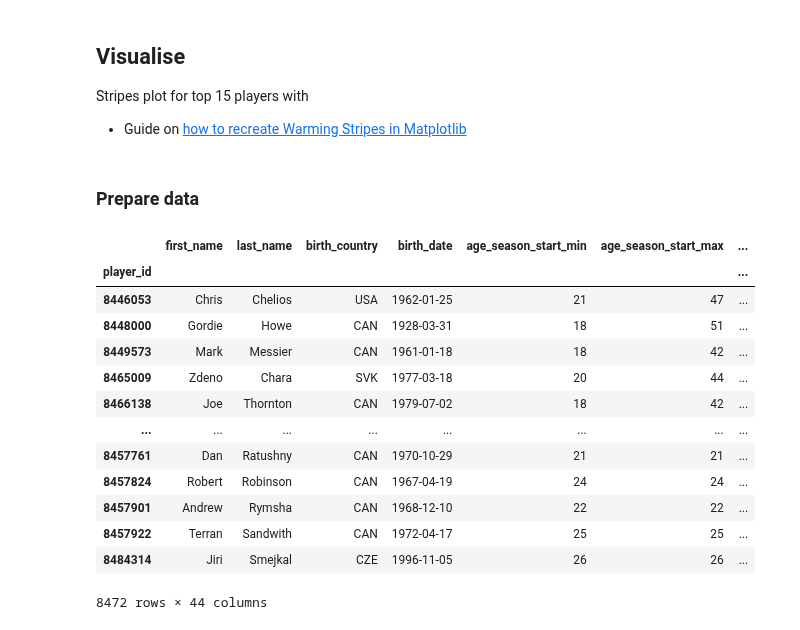
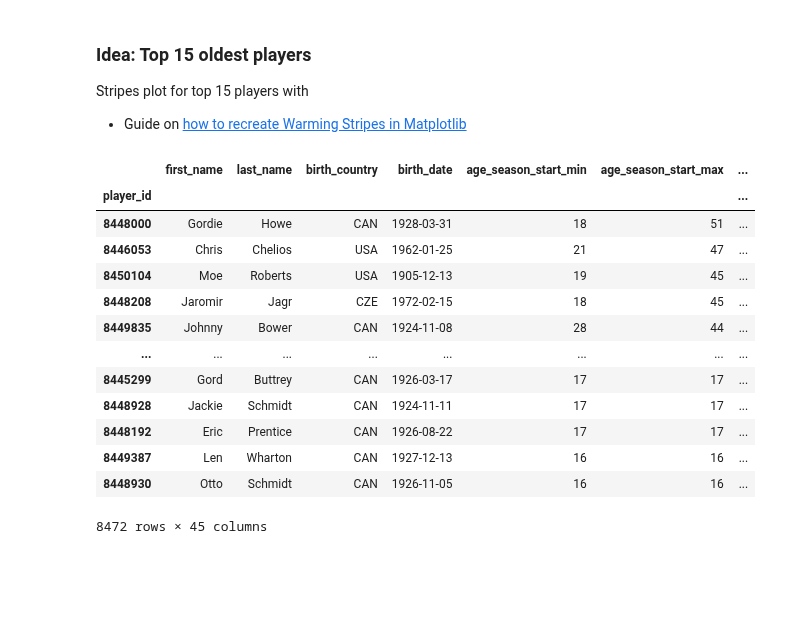
Before and after one commit to Lisa-Ho/small-data-projects, a Jupyter notebook: 2024/2401-canadian-nhl-players/canadian-nhl-players.ipynb, the cells around one changed output. Drawn from its saved outputs; the diff is of its cells as text; code cells hidden in the pictures; blank space fills up the shorter version.

```diff
--- a/2024/2401-canadian-nhl-players/canadian-nhl-players.ipynb
+++ b/2024/2401-canadian-nhl-players/canadian-nhl-players.ipynb
@@ -84,45 +186,44 @@ pivot.plot()
 # %% [markdown]
-## Visualise
+### Idea: Top 15 oldest players
 
 Stripes plot for top 15 players with
 
 - Guide on [how to recreate Warming Stripes in Matplotlib](https://matplotlib.org/matplotblog/posts/warming-stripes/)
-# %% [markdown]
-### Prepare data
 # %%
 # drop duplicate entries per player per season (ie. if they switched team at some point)
 df_filtered = df.drop_duplicates(subset=["player_id", "season"], keep="first").reset_index(drop=True)
 
 df_filtered = df_filtered.groupby(["player_id", "first_name", "last_name", "birth_country", "birth_date"]).agg(
     {"age_season_start": ["min", "max", lambda x: ','.join(map(str, x))],
+     "team_code": ["nunique", np.unique],
      "season": ["min", "max","count"],
      })
 
 # merge columns and rename
 df_filtered.columns = ['_'.join(col) for col in df_filtered.columns]
 df_filtered = df_filtered.rename(columns=lambda x: x.replace('_<lambda_0>', ''))
 
 df_filtered["age_season_start"] = df_filtered["age_season_start"].str.split(",")
-df_filtered["team_code"] = df_filtered["team_code"].str.split(",")
+#df_filtered["team_code"] = df_filtered["team_code"].str.split(",")
 
 df_filtered  = df_filtered.reset_index().set_index("player_id")
 age_dummies = pd.get_dummies(df_filtered['age_season_start'].apply(pd.Series).stack()).sum(level=0)
 df_filtered = pd.concat([df_filtered, age_dummies], axis=1)
 
-df_filtered = df_filtered.sort_values(by="season_count", ascending=False)
+df_filtered = df_filtered.sort_values(by="age_season_start_max", ascending=False)
 df_filtered
 # %% [output]
 |  | first_name | last_name | birth_country | birth_date | age_season_start_min | age_season_start_max | ... |
 | player_id |  |  |  |  |  |  | ... |
+| 8448000 | Gordie | Howe | CAN | 1928-03-31 | 18 | 51 | ... |
 | 8446053 | Chris | Chelios | USA | 1962-01-25 | 21 | 47 | ... |
-| 8448000 | Gordie | Howe | CAN | 1928-03-31 | 18 | 51 | ... |
-| 8449573 | Mark | Messier | CAN | 1961-01-18 | 18 | 42 | ... |
-| 8465009 | Zdeno | Chara | SVK | 1977-03-18 | 20 | 44 | ... |
-| 8466138 | Joe | Thornton | CAN | 1979-07-02 | 18 | 42 | ... |
+| 8450104 | Moe | Roberts | USA | 1905-12-13 | 19 | 45 | ... |
+| 8448208 | Jaromir | Jagr | CZE | 1972-02-15 | 18 | 45 | ... |
+| 8449835 | Johnny | Bower | CAN | 1924-11-08 | 28 | 44 | ... |
 | ... | ... | ... | ... | ... | ... | ... | ... |
-| 8457761 | Dan | Ratushny | CAN | 1970-10-29 | 21 | 21 | ... |
-| 8457824 | Robert | Robinson | CAN | 1967-04-19 | 24 | 24 | ... |
-| 8457901 | Andrew | Rymsha | CAN | 1968-12-10 | 22 | 22 | ... |
-| 8457922 | Terran | Sandwith | CAN | 1972-04-17 | 25 | 25 | ... |
-| 8484314 | Jiri | Smejkal | CZE | 1996-11-05 | 26 | 26 | ... |
+| 8445299 | Gord | Buttrey | CAN | 1926-03-17 | 17 | 17 | ... |
+| 8448928 | Jackie | Schmidt | CAN | 1924-11-11 | 17 | 17 | ... |
+| 8448192 | Eric | Prentice | CAN | 1926-08-22 | 17 | 17 | ... |
+| 8449387 | Len | Wharton | CAN | 1927-12-13 | 16 | 16 | ... |
+| 8448930 | Otto | Schmidt | CAN | 1926-11-05 | 16 | 16 | ... |
-8472 rows × 44 columns
+8472 rows × 45 columns
```
Also changed, not shown: parts of 17 cells of this notebook.
